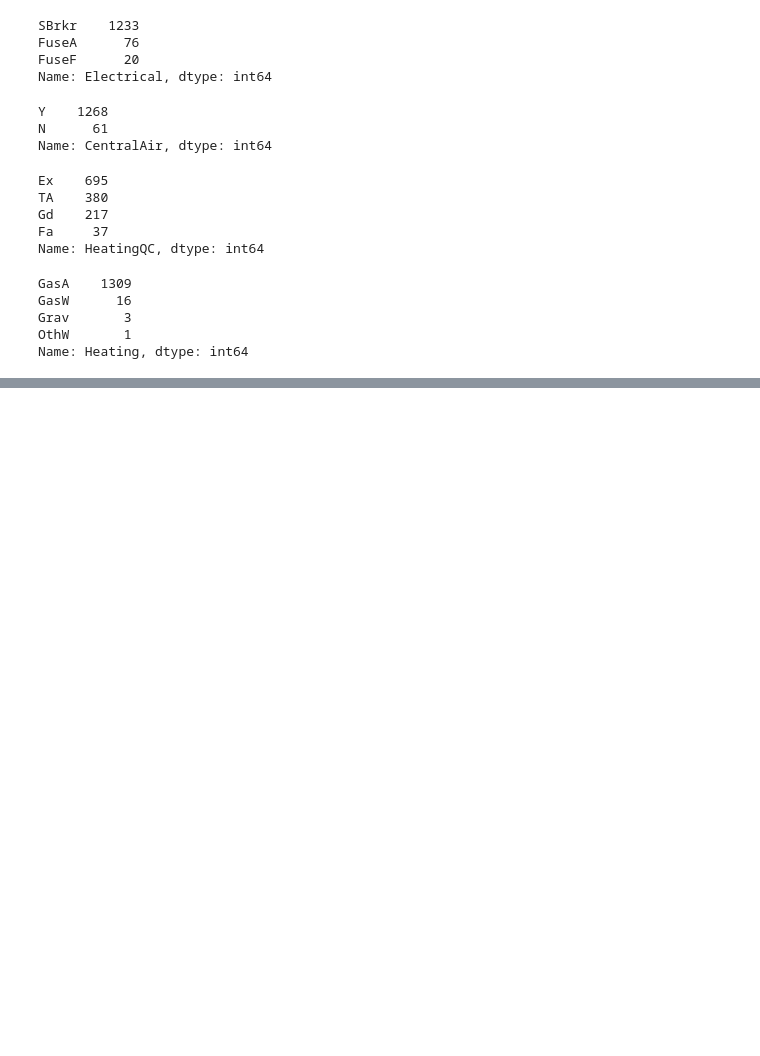
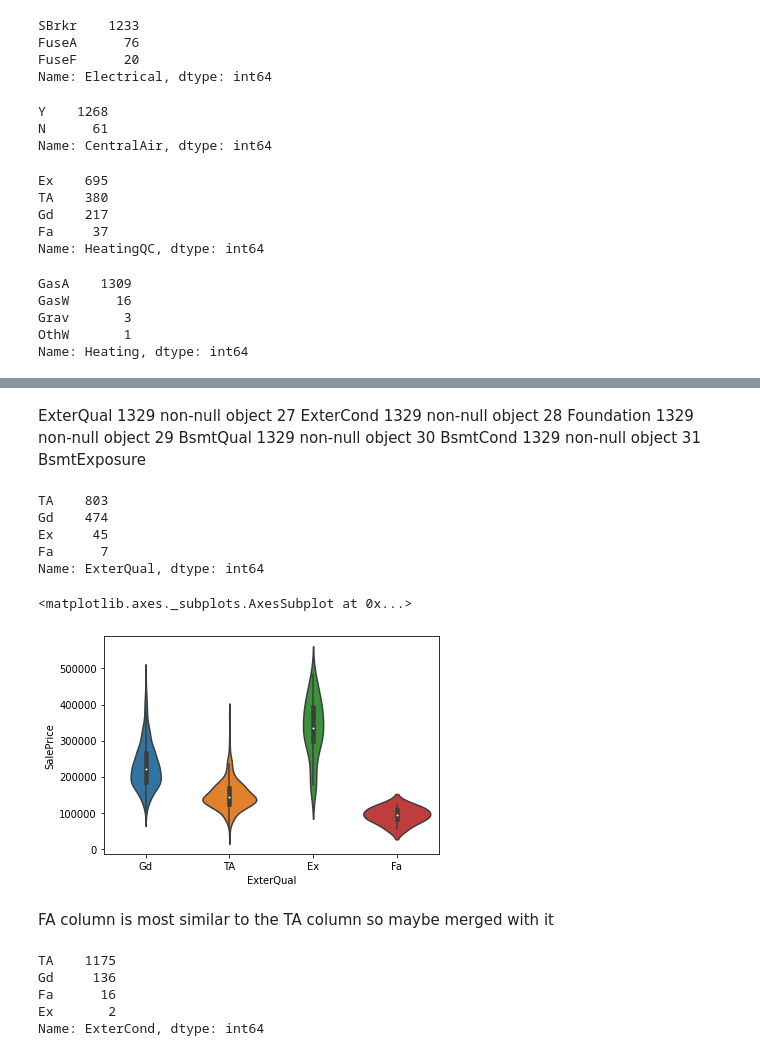
Before and after one commit to janjuatest/Kaggle, a Jupyter notebook: HousingPrices.ipynb, the cells around one changed output, grey strips where cells are left out. Cells and saved outputs as stored; diff of their text form; code cells hidden in the pictures; blank space fills up the shorter version.

```diff
--- a/HousingPrices.ipynb
+++ b/HousingPrices.ipynb
@@ -595,0 +650,24 @@ df=pd.get_dummies(df,columns=['Heating'],drop_first=True)
+# %%
+df=pd.get_dummies(df,columns=['BsmtFinType2'],drop_first=True)
+# %% [markdown]
+ExterQual              1329 non-null   object
+ 27  ExterCond              1329 non-null   object
+ 28  Foundation             1329 non-null   object
+ 29  BsmtQual               1329 non-null   object
+ 30  BsmtCond               1329 non-null   object
+ 31  BsmtExposure
+# %%
+df['ExterQual'].value_counts()
+# %% [output]
+TA    803
+Gd    474
+Ex     45
+Fa      7
+Name: ExterQual, dtype: int64
+# %%
+sns.violinplot(x=df['ExterQual'],y=df['SalePrice'])
+# %% [output]
+<matplotlib.axes._subplots.AxesSubplot at 0x...>
+[figure, added]
+# %% [markdown]
+FA column is most similar to the TA column so maybe merged with it
@@ -595,0 +678,8 @@ df=pd.get_dummies(df,columns=['Heating'],drop_first=True)
+# %%
+df['ExterCond'].value_counts()
+# %% [output]
+TA    1175
+Gd     136
+Fa      16
+Ex       2
+Name: ExterCond, dtype: int64
```
Also changed, not shown: parts of 89 cells of this notebook.
